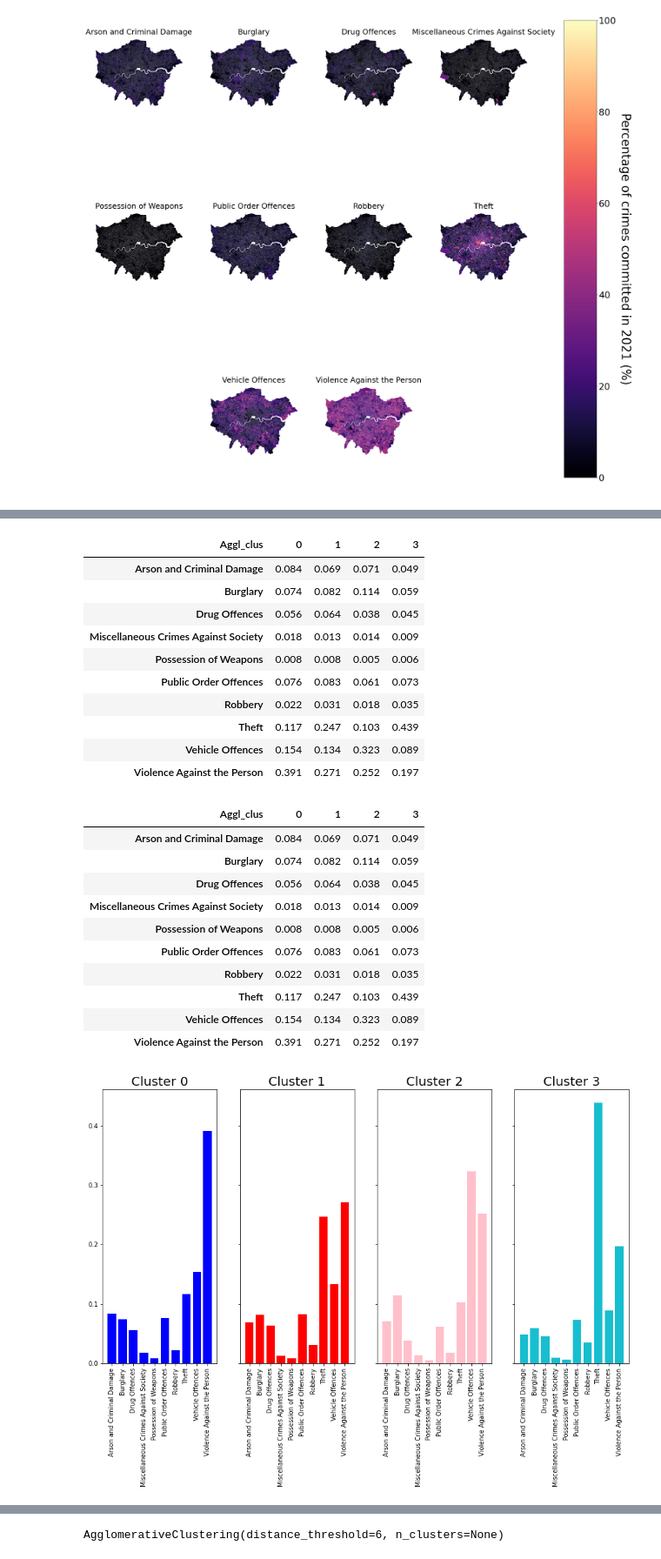
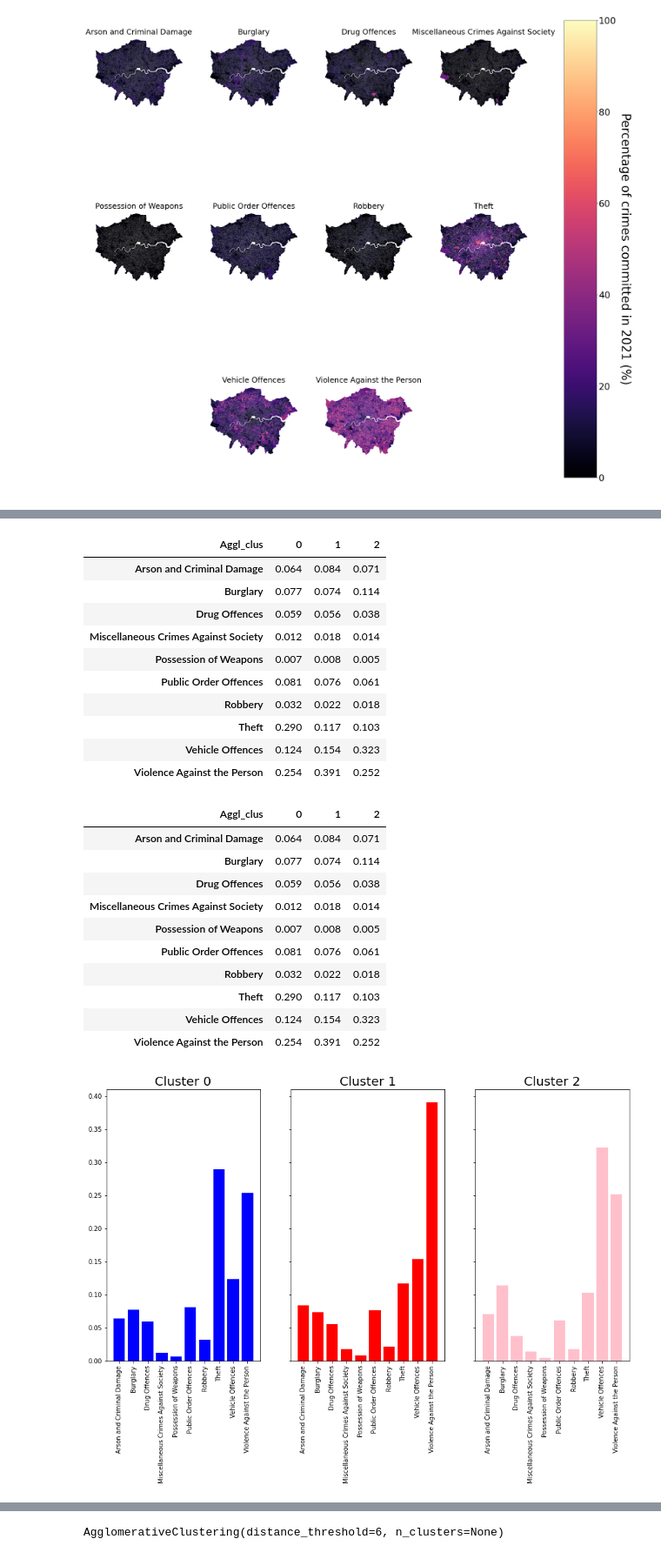
Before and after one commit to merty-dev/data-mining-crimes, a Jupyter notebook: crimes.ipynb, the cells around one changed output, grey strips where cells are left out. Shown at 87% size. Cells and saved outputs as stored; diff of their text form; code cells hidden in the pictures.

```diff
--- a/crimes.ipynb
+++ b/crimes.ipynb
@@ -323,7 +323,7 @@ crime_clus = London_crime[to_plot]
 # %%
 # create the model that we want, setting the linkage to ward, the distance threshold to 4 and
 # set the number of clusters to none so that we can plot the dendrogram afterwards
-model = AgglomerativeClustering(linkage="ward", distance_threshold=4.3, n_clusters=None)
+model = AgglomerativeClustering(linkage="ward", distance_threshold=5.3, n_clusters=None)
 
 # fit the model to the data
 model.fit(crime_clus)
@@ -346,64 +346,64 @@ agglom_means_T = agglom_means.T.round(3)
 agglom_means_T = pd.DataFrame(agglom_means_T)
 agglom_means_T
 # %% [output]
-| Aggl_clus | 0 | 1 | 2 | 3 |
-| Arson and Criminal Damage | 0.084 | 0.069 | 0.071 | 0.049 |
-| Burglary | 0.074 | 0.082 | 0.114 | 0.059 |
-| Drug Offences | 0.056 | 0.064 | 0.038 | 0.045 |
-| Miscellaneous Crimes Against Society | 0.018 | 0.013 | 0.014 | 0.009 |
-| Possession of Weapons | 0.008 | 0.008 | 0.005 | 0.006 |
-| Public Order Offences | 0.076 | 0.083 | 0.061 | 0.073 |
-| Robbery | 0.022 | 0.031 | 0.018 | 0.035 |
-| Theft | 0.117 | 0.247 | 0.103 | 0.439 |
-| Vehicle Offences | 0.154 | 0.134 | 0.323 | 0.089 |
-| Violence Against the Person | 0.391 | 0.271 | 0.252 | 0.197 |
+| Aggl_clus | 0 | 1 | 2 |
+| Arson and Criminal Damage | 0.064 | 0.084 | 0.071 |
+| Burglary | 0.077 | 0.074 | 0.114 |
+| Drug Offences | 0.059 | 0.056 | 0.038 |
+| Miscellaneous Crimes Against Society | 0.012 | 0.018 | 0.014 |
+| Possession of Weapons | 0.007 | 0.008 | 0.005 |
+| Public Order Offences | 0.081 | 0.076 | 0.061 |
+| Robbery | 0.032 | 0.022 | 0.018 |
+| Theft | 0.290 | 0.117 | 0.103 |
+| Vehicle Offences | 0.124 | 0.154 | 0.323 |
+| Violence Against the Person | 0.254 | 0.391 | 0.252 |
 # %%
 agglom_means_T
 # %% [output]
-| Aggl_clus | 0 | 1 | 2 | 3 |
-| Arson and Criminal Damage | 0.084 | 0.069 | 0.071 | 0.049 |
-| Burglary | 0.074 | 0.082 | 0.114 | 0.059 |
-| Drug Offences | 0.056 | 0.064 | 0.038 | 0.045 |
-| Miscellaneous Crimes Against Society | 0.018 | 0.013 | 0.014 | 0.009 |
-| Possession of Weapons | 0.008 | 0.008 | 0.005 | 0.006 |
-| Public Order Offences | 0.076 | 0.083 | 0.061 | 0.073 |
-| Robbery | 0.022 | 0.031 | 0.018 | 0.035 |
-| Theft | 0.117 | 0.247 | 0.103 | 0.439 |
-| Vehicle Offences | 0.154 | 0.134 | 0.323 | 0.089 |
-| Violence Against the Person | 0.391 | 0.271 | 0.252 | 0.197 |
+| Aggl_clus | 0 | 1 | 2 |
+| Arson and Criminal Damage | 0.064 | 0.084 | 0.071 |
+| Burglary | 0.077 | 0.074 | 0.114 |
+| Drug Offences | 0.059 | 0.056 | 0.038 |
+| Miscellaneous Crimes Against Society | 0.012 | 0.018 | 0.014 |
+| Possession of Weapons | 0.007 | 0.008 | 0.005 |
+| Public Order Offences | 0.081 | 0.076 | 0.061 |
+| Robbery | 0.032 | 0.022 | 0.018 |
+| Theft | 0.290 | 0.117 | 0.103 |
+| Vehicle Offences | 0.124 | 0.154 | 0.323 |
+| Violence Against the Person | 0.254 | 0.391 | 0.252 |
 # %%
 import warnings
 warnings.filterwarnings("ignore")
 
 agglom_means_T.reset_index(inplace=True)
 
 # get the colours
 colors = ["blue", "red", "pink", "tab:cyan"]
 
 # create subplots for each cluster
-_fig, ax = plt.subplots(1, 4, figsize=(15, 8), sharey=True, sharex=True)
+_fig, ax = plt.subplots(1, 3, figsize=(15, 8), sharey=True, sharex=True)
 
 # flatten the axis
 axis = ax.flatten()
 
 # going over each column
 for i, col in enumerate(agglom_means_T.columns):
     # ignore the index column
     if col == "index":
         continue
 
     ax = axis[i - 1]
 
     # plot the bar chart
     ax.bar(height=agglom_means_T[col], x=agglom_means_T["index"], color=colors[i - 1])
 
     # rotate the x-ticks
     ax.set_xticklabels(labels=agglom_means_T["index"], rotation=90)
 
     # set the title
     ax.set_title(f"Cluster {col}", fontsize=20)
 # %% [output]
-[figure, old version]
+[figure, new version]
 # %%
 agglom_sizes = London_crime.groupby("Aggl_clus").size()
 agglom_sizes
```
Also changed, not shown: parts of 3 cells of this notebook.
